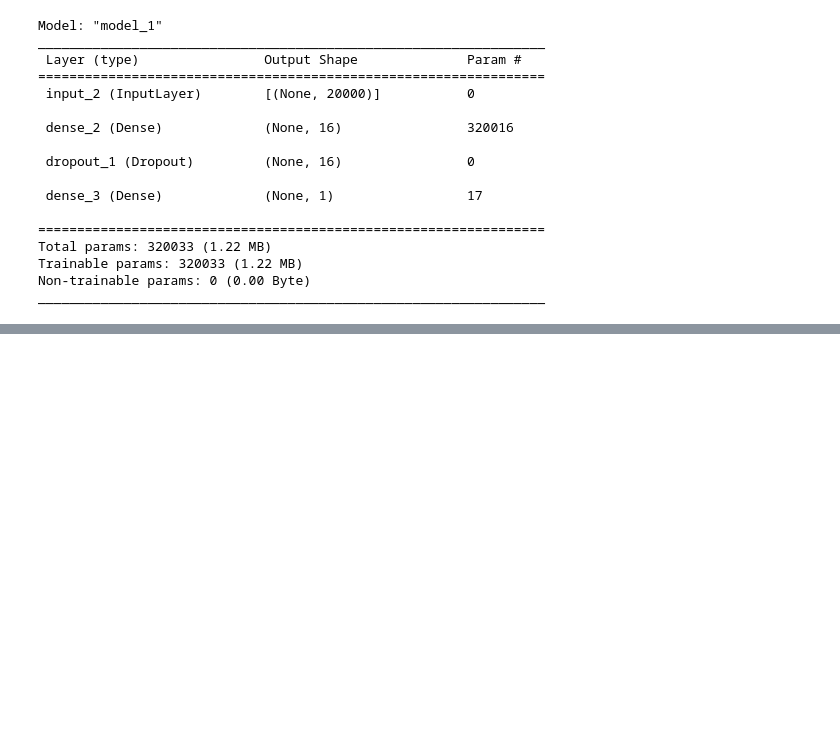
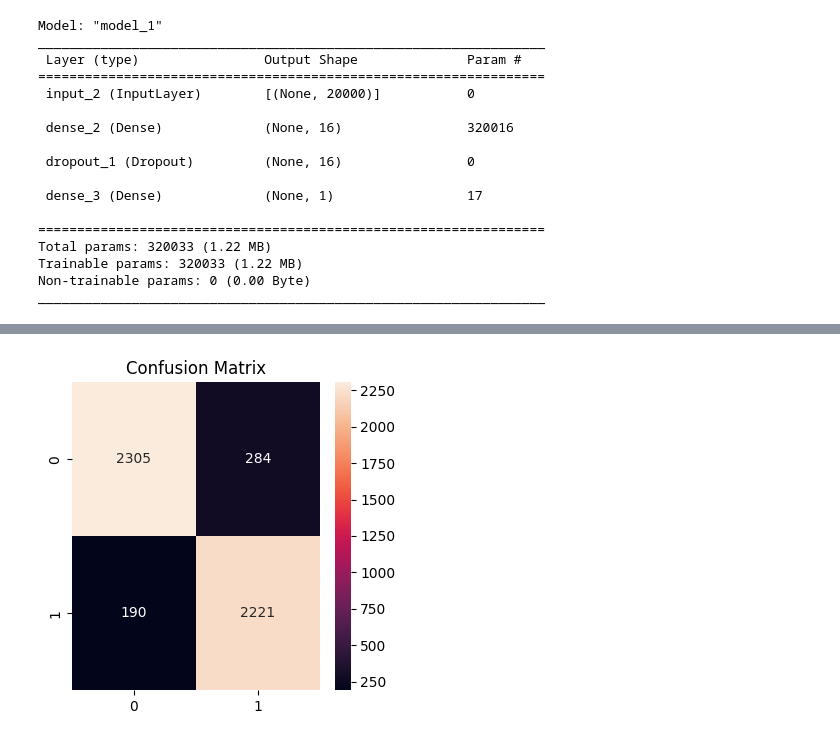
Before and after one commit to alexismenanieves/TensorFlow_Basics, a Jupyter notebook: notebooks/01_IMDB_Sentiment_Analysis.ipynb, the cells around one changed output, grey strips where cells are left out. Saved outputs shown, nothing was run; the diff lists cells and outputs as text; code cells hidden in the pictures; blank space fills up the shorter version.

```diff
--- a/notebooks/01_IMDB_Sentiment_Analysis.ipynb
+++ b/notebooks/01_IMDB_Sentiment_Analysis.ipynb
@@ -493,5 +521,7 @@ Epoch 10/10
 # %%
 # 3.12 Evaluate the model on the test dataset
 model = keras.models.load_model('checkpoints/01_model_binary_2gram.keras')
-print(f'Test acc: {model.evaluate(binary_2gram_test_ds)[1]:.3f}')
+print(f'Test accuracy overall: {model.evaluate(binary_2gram_test_ds)[1]:.3f}')
+y_pred = model.predict(binary_2gram_test_ds).round()
+cm = confusion_matrix(y_pred, y_true)
 # %% [output]
@@ -499,0 +531,8 @@ Test acc: 0.901
+# %%
+cm = confusion_matrix(y_pred, df_test.label)
+plt.figure(figsize=(4,4))
+sns.heatmap(cm, annot=True, fmt='g')
+plt.title('Confusion Matrix')
+plt.show()
+# %% [output]
+[figure, added]
```
Also changed, not shown: parts of 9 cells of this notebook.
